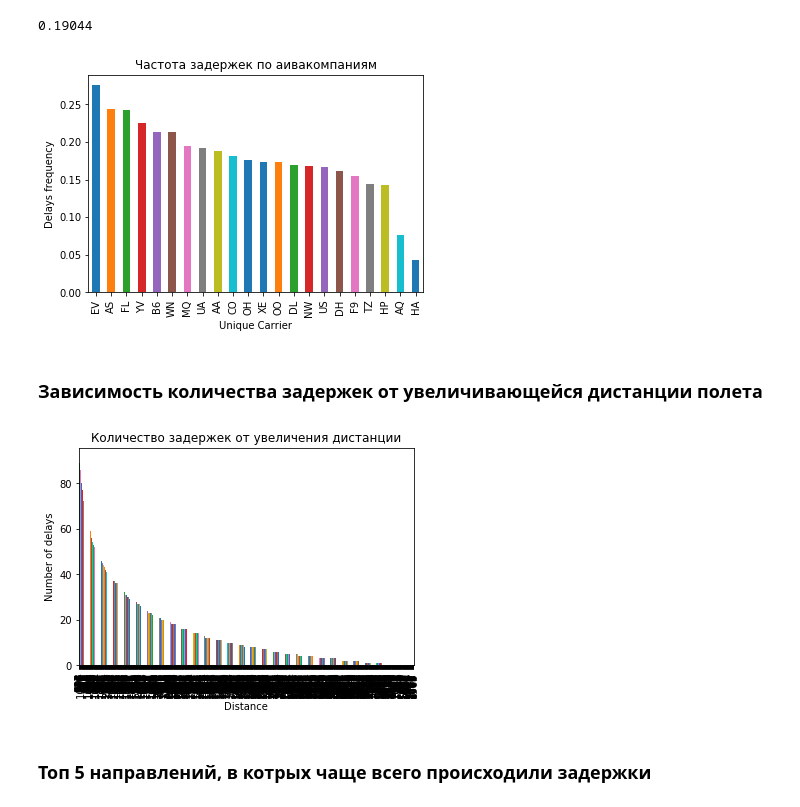
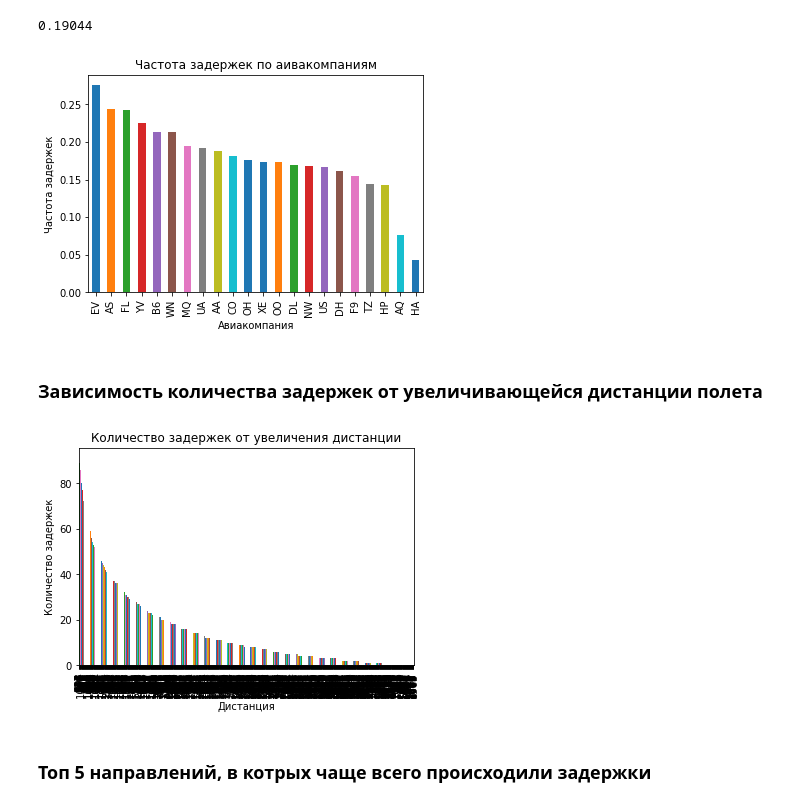
Before and after one commit to bindarya/DZ, a Jupyter notebook: DZ2_2_sem_version2.ipynb, the cells around one changed output. Drawn from its saved outputs; the diff is of its cells as text; code cells hidden in the pictures.

```diff
--- a/DZ2_2_sem_version2.ipynb
+++ b/DZ2_2_sem_version2.ipynb
@@ -27,22 +27,22 @@ data.shape
 # %%
 
 data.groupby("UniqueCarrier").apply(lambda data: np.sum(data["dep_delayed_15min"] == "Y")/len(data)).sort_values(ascending=False).plot(kind="bar");
-plt.xlabel("Unique Carrier")
-plt.ylabel("Delays frequency")
+plt.xlabel("Авиакомпания")
+plt.ylabel("Частота задержек")
 plt.title('Частота задержек по аивакомпаниям')
 plt.show()
 # %% [output]
-[figure, old version]
+[figure, new version]
 # %% [markdown]
 ### Зависимость количества задержек от увеличивающейся дистанции полета ###
 # %%
 data.groupby("Distance").apply(lambda data: np.sum(data["dep_delayed_15min"] == "Y")).sort_values(ascending=False).plot(kind = 'bar')
-plt.xlabel("Distance")
-plt.ylabel("Number of delays")
+plt.xlabel("Дистанция")
+plt.ylabel("Количество задержек")
 plt.title('Количество задержек от увеличения дистанции')
 plt.show()
 # %% [output]
-[figure, old version]
+[figure, new version]
 # %% [markdown]
 ### Топ 5 направлений, в котрых чаще всего происходили задержки ###
 # %%
```
Also changed, not shown: parts of 9 cells of this notebook.
